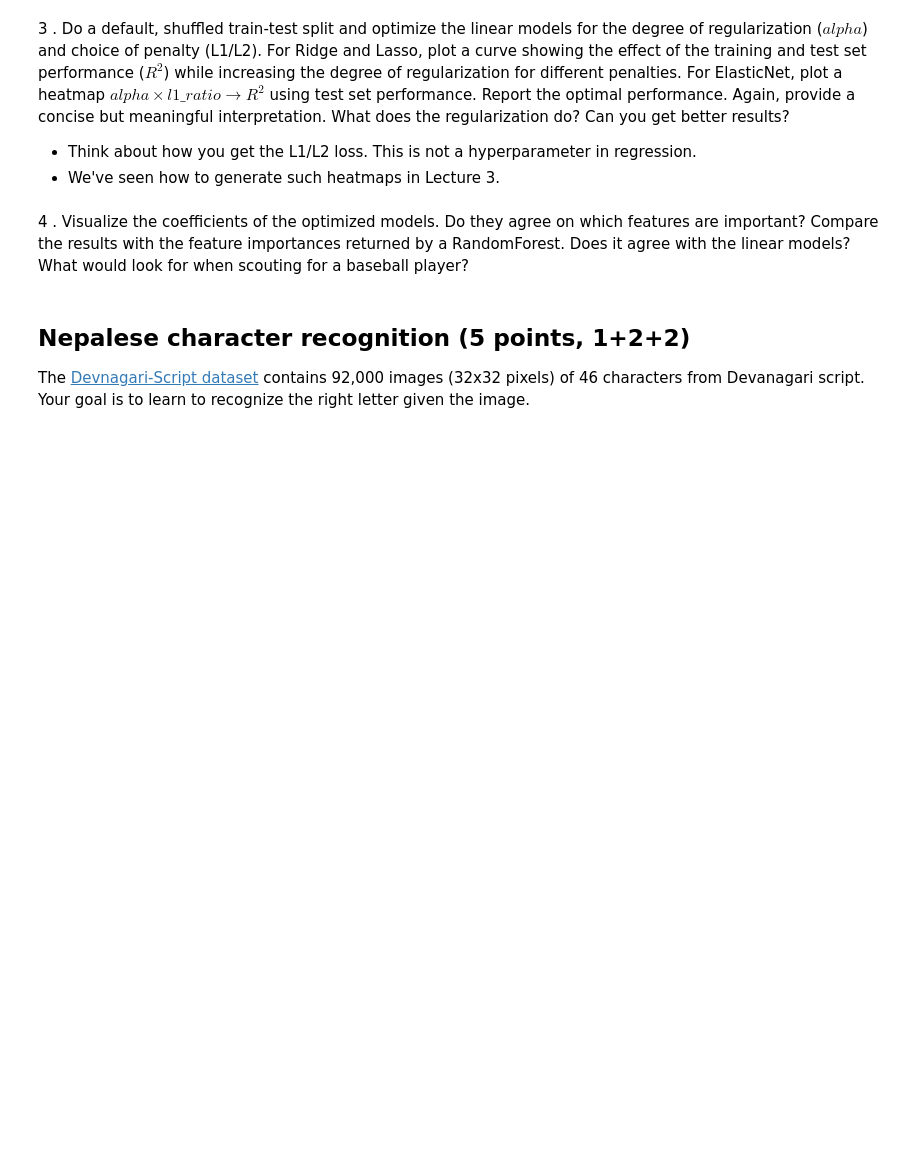
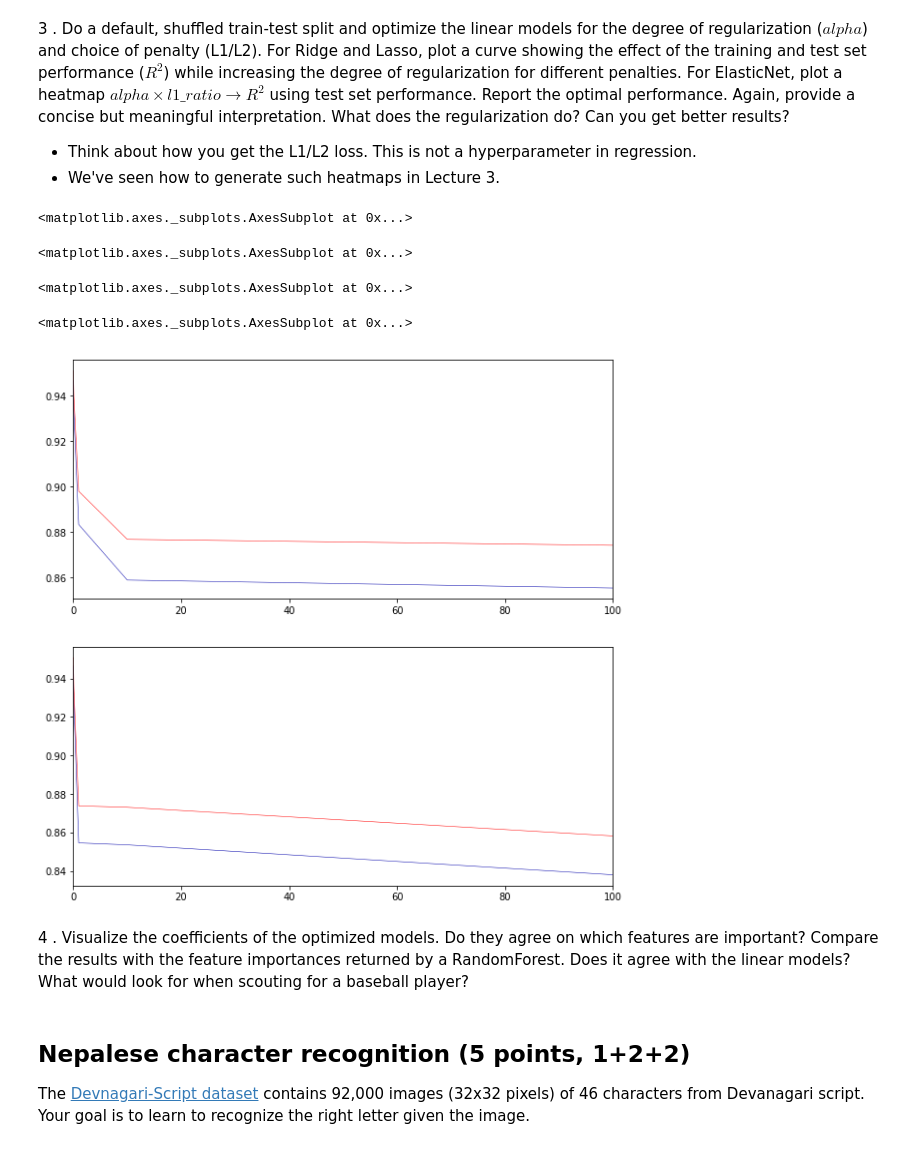
Before and after one commit to romanovar/ML, a Jupyter notebook: Assignment 1.ipynb, the cells around one changed output. Cells and saved outputs as stored; diff of their text form; code cells hidden in the pictures; blank space fills up the shorter version.

```diff
--- a/Assignment 1.ipynb
+++ b/Assignment 1.ipynb
@@ -93,14 +93,16 @@ Text(0.5,0,'RankSeason')
 ... (5 outputs left out)
 # %%
 # ballframe_cl = pd.DataFrame(X_cl, columns=attribute_names)
-y.shape
+plt.rcParams['figure.figsize'] = (10,10)
+
 ballframe.index
 
 bf_new = ballframe.dropna(axis=1)
 bf_new.columns
 # scatter matrix from the dataframe, color by class
-sm = pd.scatter_matrix(bf_new, c=y, figsize=(20, 20), cmap=mglearn.cm3)
+# sm = pd.scatter_matrix(bf_new, c=y, figsize=(20, 20), cmap=mglearn.cm3)
 # sns.pairplot(bf_new, hue=y)
-
+for col in bf_new.columns:
+    sns.jointplot(bf_new[col], y)
 # seems there is a relation between
 # %% [output]
@@ -255,6 +324,65 @@ ValueError: Found input variables with inconsistent numbers of samples: [1232, 9
 Report the optimal performance. Again, provide a concise but meaningful interpretation. What does the regularization do? Can you get better results?
 - Think about how you get the L1/L2 loss. This is not a hyperparameter in regression.
 - We've seen how to generate such heatmaps in Lecture 3.
+# %%
+# k-fold or shuffle-split fucntion is meant here
+# from sklearn.model_selection import KFold
+from sklearn.model_selection import ShuffleSplit
+
+# KFold(n_splits=3, shuffle=False, random_state=None)
+sp = ShuffleSplit(n_splits=10, random_state=0)
+
+
+figs, axs = plt.subplots(2,1)
+ridge0001 = Ridge(alpha=0.001).fit(X_train, y_train)
+ridge0005 = Ridge(alpha=0.005).fit(X_train, y_train)
+ridge01 = Ridge(alpha=0.1).fit(X_train, y_train)
+ridge001 = Ridge(alpha=0.01).fit(X_train, y_train)
+ridge1 = Ridge(alpha=1).fit(X_train, y_train)
+ridge10 = Ridge(alpha=10).fit(X_train, y_train)
+ridge100 = Ridge(alpha=100).fit(X_train, y_train)
+
+ridge_train = np.array([[ridge0001.score(X_train, y_train), ridge0005.score(X_train, y_train),
+                        ridge001.score(X_train, y_train), ridge01.score(X_train, y_train),
+                        ridge1.score(X_train, y_train),
+                        ridge10.score(X_train, y_train), ridge100.score(X_train, y_train)]])
+ridge_test = np.array([[ridge0001.score(X_test, y_test), ridge0005.score(X_test, y_test),
+                       ridge001.score(X_test, y_test), ridge01.score(X_test, y_test), ridge1.score(X_test, y_test),
+                        ridge10.score(X_test, y_test), ridge100.score(X_test, y_test)]])
+
+test = pd.Series([ridge0001.score(X_test, y_test), ridge0005.score(X_test, y_test),
+                        ridge001.score(X_train, y_train), ridge01.score(X_train, y_train),
+                        ridge1.score(X_train, y_train),
+                        ridge10.score(X_train, y_train), ridge100.score(X_train, y_train)], index=[0.001, 0.005, 0.01, 0.1, 1, 10, 100])
+
+# sns.tsplot(ridge_train.set_index('alpha')['score'], ax=axs[0], err_style=None)
+sns.tsplot(data=ridge_train, time=[0.001, 0.005, 0.01, 0.1, 1, 10, 100],  ax=axs[0], err_style=None)
+sns.tsplot(ridge_test,time=[0.001, 0.005, 0.01, 0.1, 1, 10, 100], color = 'r', ax=axs[0], err_style=None)
+
+lasso0001 = Lasso(alpha=0.001, max_iter=100000).fit(X_train, y_train)
+lasso0005 = Lasso(alpha=0.005, max_iter=100000).fit(X_train, y_train)
+lasso001 = Lasso(alpha=0.01, max_iter=100000).fit(X_train, y_train)
+lasso01 = Lasso(alpha=0.1, max_iter=100000).fit(X_train, y_train)
+lasso1 = Lasso(alpha=1, max_iter=100000).fit(X_train, y_train)
+lasso10 = Lasso(alpha=10, max_iter=100000).fit(X_train, y_train)
+lasso100 = Lasso(alpha=100, max_iter=100000).fit(X_train, y_train)
+
+lasso_train = np.array([[lasso0001.score(X_train, y_train), lasso0005.score(X_train, y_train),
+                        lasso001.score(X_train, y_train), lasso01.score(X_train, y_train),
+                        lasso1.score(X_train, y_train),
+                        lasso10.score(X_train, y_train), lasso100.score(X_train, y_train)]])
+lasso_test = np.array([[lasso0001.score(X_test, y_test), lasso0005.score(X_test, y_test),
+                       lasso001.score(X_test, y_test), lasso01.score(X_test, y_test), lasso1.score(X_test, y_test),
+                        lasso10.score(X_test, y_test), lasso100.score(X_test, y_test)]])
+
+sns.tsplot(data=lasso_train, time=[0.001, 0.005, 0.01, 0.1, 1, 10, 100],  ax=axs[1], err_style=None)
+sns.tsplot(lasso_test,time=[0.001, 0.005, 0.01, 0.1, 1, 10, 100], color = 'r', ax=axs[1], err_style=None)
+# %% [output]
+<matplotlib.axes._subplots.AxesSubplot at 0x...>
+<matplotlib.axes._subplots.AxesSubplot at 0x...>
+<matplotlib.axes._subplots.AxesSubplot at 0x...>
+<matplotlib.axes._subplots.AxesSubplot at 0x...>
+[figure, added]
 # %% [markdown]
 4 . Visualize the coefficients of the optimized models. Do they agree on which features are
 important? Compare the results with the feature importances returned by a RandomForest. Does it agree with the linear models? What would look for when scouting for a baseball player?
```
Also changed, not shown: parts of 8 cells of this notebook.
